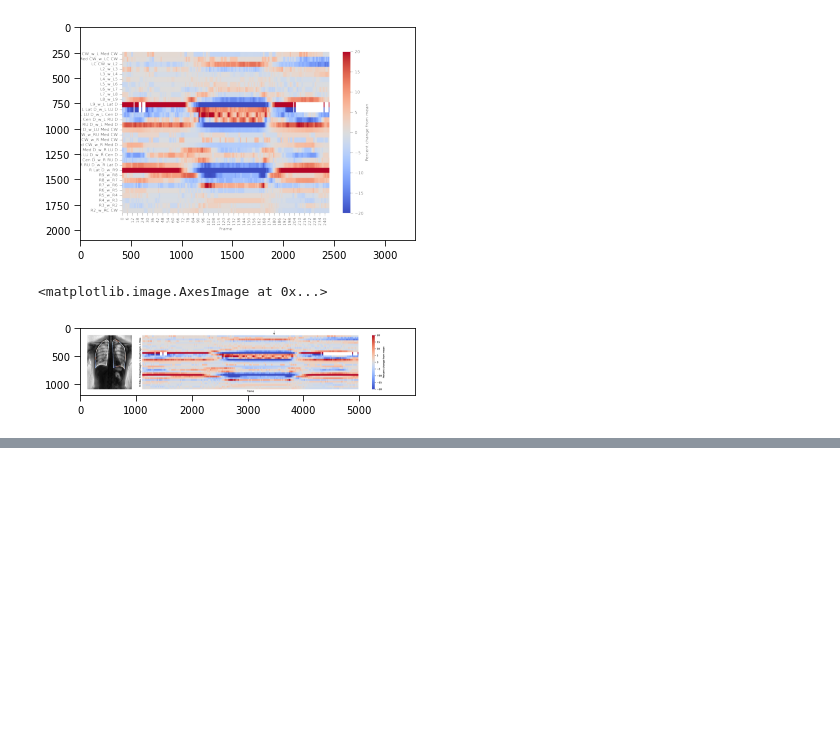
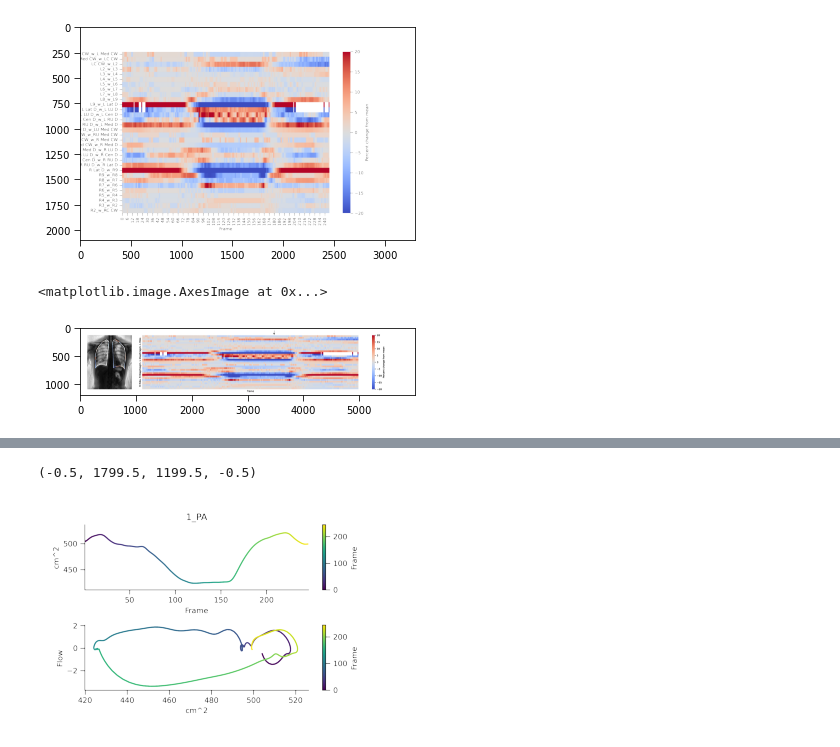
Before and after one commit to tjp7rr/dPFT, a Jupyter notebook: dPFT_example.ipynb, the cells around one changed output, grey strips where cells are left out. Drawn from its saved outputs; the diff is of its cells as text; code cells hidden in the pictures; blank space fills up the shorter version.

```diff
--- a/dPFT_example.ipynb
+++ b/dPFT_example.ipynb
@@ -195,0 +263,5 @@ plt.imshow(imageio.mimread(strain_map_video, memtest=False)[150])
+# %%
+plt.imshow(imageio.imread(os.path.join(figdst, '1_PA_flow_plots.png'))); plt.axis('off')
+# %% [output]
+(-0.5, 1799.5, 1199.5, -0.5)
+[figure, added]
```
Also changed, not shown: parts of 28 cells of this notebook, 1 other file.
